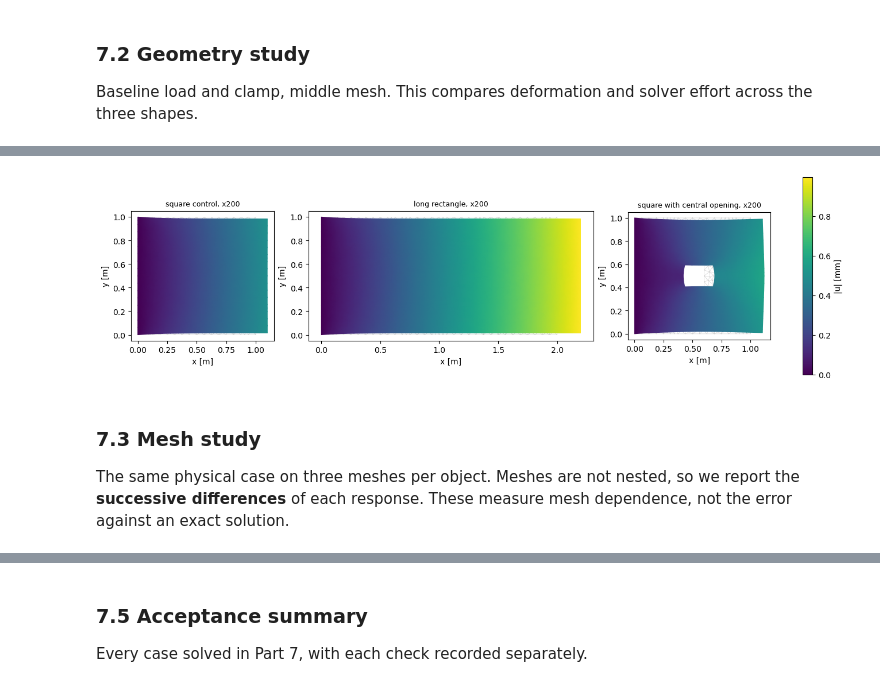
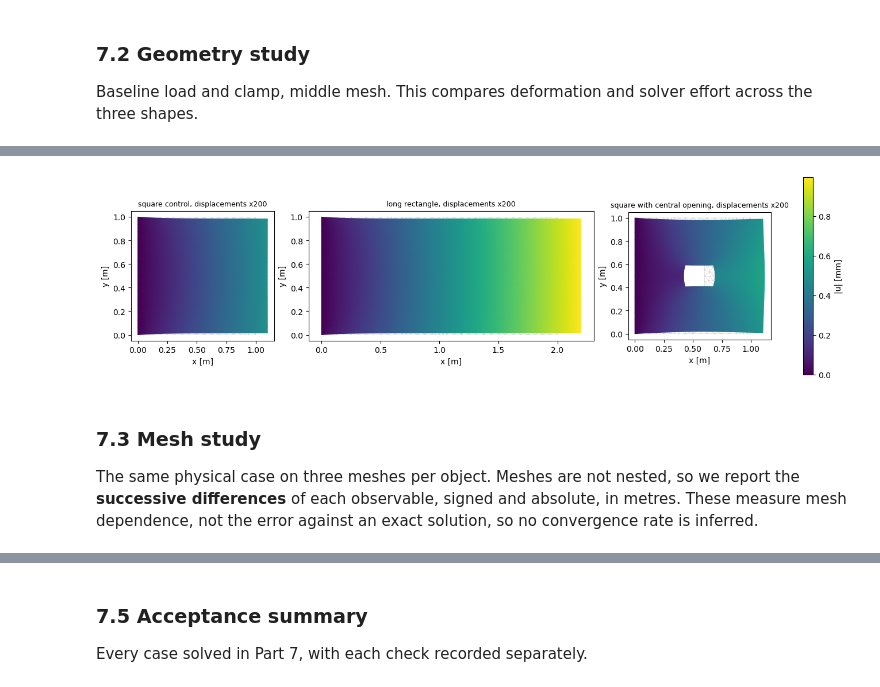
Before and after one commit to Pueblo98/NLA, a Jupyter notebook: notebook/Group02_Notebook.ipynb, the cells around one changed output, grey strips where cells are left out. Saved outputs shown, nothing was run; the diff lists cells and outputs as text; code cells hidden in the pictures.

```diff
--- a/notebook/Group02_Notebook.ipynb
+++ b/notebook/Group02_Notebook.ipynb
@@ -957,23 +983,14 @@ def object_case(obj, nodes, tris, *, load_y=(0.0, 1.0), force=1e6, clamp_y=(0.0,
                 right_edges=right_edges, clamp_nodes=clamp_nodes, traction=traction)
 
 
-def responses(obj, case, d):
-    # Edge-length-weighted mean right-edge u_x, and both components at the right-edge midpoint (x_r, 0.5).
-    u = d.reshape(-1, 2); n = case["nodes"]; e = case["right_edges"]
-    L = np.linalg.norm(n[e[:, 1]] - n[e[:, 0]], axis=1)
-    mean_ux = np.sum(L * u[e].mean(axis=1)[:, 0]) / L.sum()
-    mid = np.argmin(np.linalg.norm(n - [obj["right_x_m"], 0.5], axis=1))
-    return dict(mean_right_ux_mm=mean_ux * 1e3, mid_ux_mm=u[mid, 0] * 1e3, mid_uy_mm=u[mid, 1] * 1e3)
-
-
 def observable_weights(obj, case):
-    # Each response is a linear functional w^T d of the displacement vector (metres).
     n, e = case["nodes"], case["right_edges"]
     L = np.linalg.norm(n[e[:, 1]] - n[e[:, 0]], axis=1)
     w_mean = np.zeros(2 * len(n))
     for end in (0, 1):
-        np.add.at(w_mean, 2 * e[:, end], L / 2 / L.sum())        # trapezoid rule on the piecewise-linear trace
+        np.add.at(w_mean, 2 * e[:, end], L / 2 / L.sum())      # exact for a piecewise-linear trace
     mid = np.argmin(np.linalg.norm(n - [obj["right_x_m"], 0.5], axis=1))
+    assert np.allclose(n[mid], [obj["right_x_m"], 0.5]), "right-edge midpoint must be a mesh node"
     w_ux, w_uy = np.zeros(2 * len(n)), np.zeros(2 * len(n))
     w_ux[2 * mid], w_uy[2 * mid + 1] = 1.0, 1.0
     return {"mean_right_ux": w_mean, "mid_ux": w_ux, "mid_uy": w_uy}
@@ -1044,21 +1092,22 @@ def solve_object(obj, case, *, conditioning=False, label=""):
 # %% [markdown]
 ### 7.1 Meshes
 # %%
-meshes = {}
+meshes, mesh_rows = {}, []
 for oid, obj in OBJECTS.items():
     for a in AREAS:
         meshes[oid, a] = mesh_object(obj, a)
         chk = mesh_checks(obj, *meshes[oid, a])
+        mesh_rows.append(dict(object=oid, max_triangle_area_m2=a, **chk))
         print(f"{oid} area<={a:<9g} nodes {chk['nodes']:5d} triangles {chk['triangles']:5d} "
-              f"material area {chk['material_area']:.4f} m^2  min angle {chk['min_angle_deg']:.1f} deg  "
-              f"centroids in hole {chk['centroids_in_hole']}")
-        assert chk["min_signed_area"] > 0 and chk["centroids_in_hole"] == 0
-MID = CASES["meshing"]["default_max_triangle_area_m2"]
+              f"material area {chk['material_area_m2']:.4f} m^2  min angle {chk['min_angle_deg']:.1f} deg  "
+              f"centroids in hole {chk['centroids_in_hole']}  edge-connected {chk['edge_connected']}")
+        assert chk["min_area_m2"] > 0 and chk["centroids_in_hole"] == 0 and chk["edge_connected"]
 
 fig, axes = plt.subplots(1, 3, figsize=(12, 3.4), gridspec_kw=dict(width_ratios=[1, 2, 1]), constrained_layout=True)
 for ax, oid in zip(axes, OBJECTS):
     nodes, tris = meshes[oid, MID]
     ax.triplot(nodes[:, 0], nodes[:, 1], tris, lw=0.4, color="0.3")
     ax.set_aspect("equal"); ax.set_title(f"{OBJECTS[oid]['name']} (area <= {MID} m^2)", fontsize=9)
-plt.show()
+    ax.set_xlabel("x [m]"); ax.set_ylabel("y [m]")
+save(fig, "objects_meshes"); plt.show()
 # %% [output]
@@ -1080,12 +1129,11 @@ Baseline load and clamp, middle mesh. This compares deformation and solver effor
 base = {}
 for oid, obj in OBJECTS.items():
     cs = object_case(obj, *meshes[oid, MID])
-    d, out = solve_object(obj, cs, conditioning=True, label="geometry")
-    base[oid] = (cs, d, out)
+    d, rec = solve_object(obj, cs, study="geometry", variant="baseline", area=MID, conditioning=True)
+    base[oid] = (cs, d, rec)
 
-hdr = f"{'object':28s} {'unknowns':>8s} {'kappa':>9s} {'CG':>5s} {'PCG':>5s} {'mean u_x right [mm]':>20s} {'mid u_x [mm]':>12s} {'mid u_y [mm]':>12s} {'checks':>7s}"
-print(hdr)
-for oid, (cs, d, o) in base.items():
-    print(f"{OBJECTS[oid]['name']:28s} {o['unknowns']:8d} {o['kappa']:9.0f} {o['cg_iterations']:5d} {o['pcg_iterations']:5d} "
-          f"{o['mean_right_ux_mm']:20.5f} {o['mid_ux_mm']:12.5f} {o['mid_uy_mm']:12.2e} {'pass' if o['acceptance']['passed'] else 'FAIL':>7s}")
+print(f"{'object':28s} {'unknowns':>8s} {'kappa_2':>9s} {'CG':>5s} {'PCG':>5s} {'mean u_x right [mm]':>20s} {'mid u_x [mm]':>12s} {'mid u_y [mm]':>12s}  checks")
+for oid, (cs, d, r) in base.items():
+    print(f"{r['object_name']:28s} {r['free_unknowns']:8d} {r['kappa_2']:9.0f} {r['cg_iterations']:5d} {r['pcg_iterations']:5d} "
+          f"{mm(r['mean_right_ux_m']):20.5f} {mm(r['mid_ux_m']):12.5f} {mm(r['mid_uy_m']):12.2e}  {ok(r)}")
 # %% [output]
@@ -1096,14 +1144,14 @@ square with central opening      1246     13032   283   256              0.55597
 # %%
 fig, axes = plt.subplots(1, 3, figsize=(13, 3.6), gridspec_kw=dict(width_ratios=[1, 2, 1]), constrained_layout=True)
 vmax = max(np.linalg.norm(d.reshape(-1, 2), axis=1).max() for _, d, _ in base.values()) * 1e3
-for ax, (oid, (cs, d, o)) in zip(axes, base.items()):
-    tp = plot_deformed(ax, cs["nodes"], cs["triangles"], d, 200, f"{OBJECTS[oid]['name']}, x200")
+for ax, (oid, (cs, d, r)) in zip(axes, base.items()):
+    tp = plot_deformed(ax, cs["nodes"], cs["triangles"], d, 200, f"{r['object_name']}, displacements x200")
     tp.set_clim(0, vmax)
 fig.colorbar(tp, ax=axes, label="|u| [mm]")
-plt.show()
+save(fig, "objects_deformed"); plt.show()
 # %% [output]
-[figure, old version]
+[figure, new version]
 # %% [markdown]
 ### 7.3 Mesh study
 
-The same physical case on three meshes per object. Meshes are not nested, so we report the **successive differences** of each response. These measure mesh dependence, not the error against an exact solution.
+The same physical case on three meshes per object. Meshes are not nested, so we report the **successive differences** of each observable, signed and absolute, in metres. These measure mesh dependence, not the error against an exact solution, so no convergence rate is inferred.
```
Also changed, not shown: parts of 26 cells of this notebook, 14 other files.
